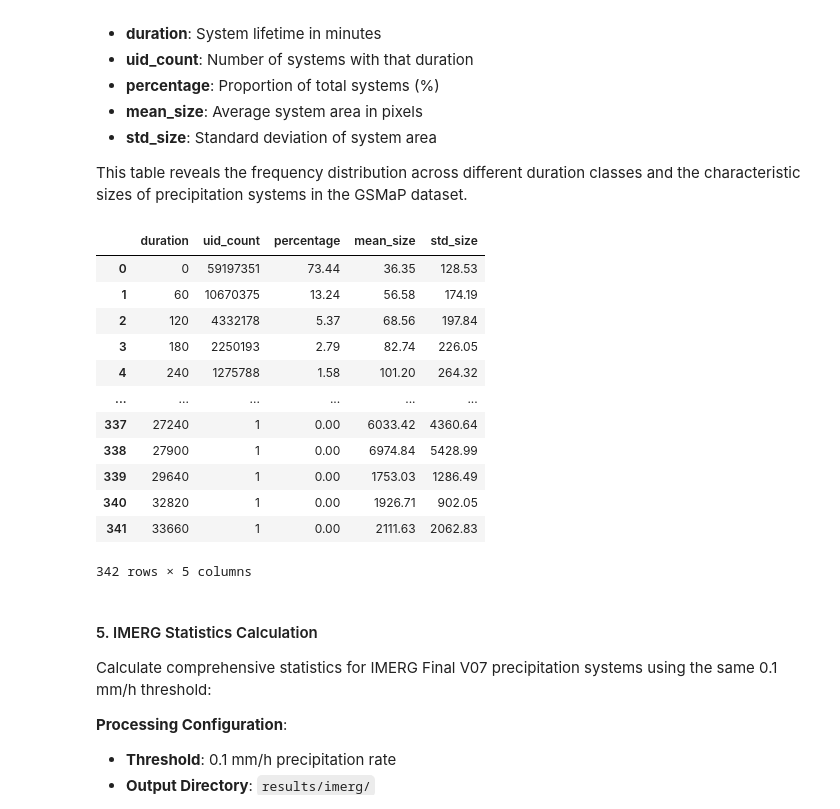
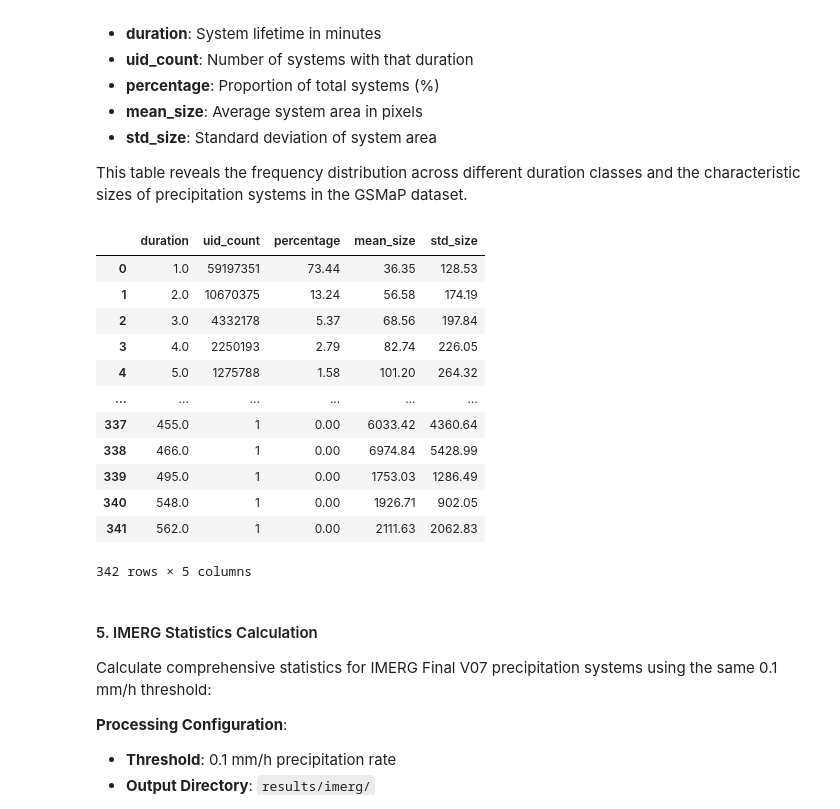
Before and after one commit to SInApSE-INPE/helvecio-thesis-notebooks, a Jupyter notebook: 5.2_Filtering_Events.ipynb, the cells around one changed output. Cells and saved outputs as stored; diff of their text form; code cells hidden in the pictures.

```diff
--- a/5.2_Filtering_Events.ipynb
+++ b/5.2_Filtering_Events.ipynb
@@ -147,20 +149,22 @@ The resulting DataFrame contains:
 
 This table reveals the frequency distribution across different duration classes and the characteristic sizes of precipitation systems in the GSMaP dataset.
 # %%
+gsmap_statistics['duration'] = gsmap_statistics['duration'] + 60  # Include the starting hour
+gsmap_statistics['duration'] = gsmap_statistics['duration'] / 60  # Convert duration from minutes to hours
 gsmap_statistics
 # %% [output]
 |  | duration | uid_count | percentage | mean_size | std_size |
-| 0 | 0 | 59197351 | 73.44 | 36.35 | 128.53 |
-| 1 | 60 | 10670375 | 13.24 | 56.58 | 174.19 |
-| 2 | 120 | 4332178 | 5.37 | 68.56 | 197.84 |
-| 3 | 180 | 2250193 | 2.79 | 82.74 | 226.05 |
-| 4 | 240 | 1275788 | 1.58 | 101.20 | 264.32 |
+| 0 | 1.0 | 59197351 | 73.44 | 36.35 | 128.53 |
+| 1 | 2.0 | 10670375 | 13.24 | 56.58 | 174.19 |
+| 2 | 3.0 | 4332178 | 5.37 | 68.56 | 197.84 |
+| 3 | 4.0 | 2250193 | 2.79 | 82.74 | 226.05 |
+| 4 | 5.0 | 1275788 | 1.58 | 101.20 | 264.32 |
 | ... | ... | ... | ... | ... | ... |
-| 337 | 27240 | 1 | 0.00 | 6033.42 | 4360.64 |
-| 338 | 27900 | 1 | 0.00 | 6974.84 | 5428.99 |
-| 339 | 29640 | 1 | 0.00 | 1753.03 | 1286.49 |
-| 340 | 32820 | 1 | 0.00 | 1926.71 | 902.05 |
-| 341 | 33660 | 1 | 0.00 | 2111.63 | 2062.83 |
+| 337 | 455.0 | 1 | 0.00 | 6033.42 | 4360.64 |
+| 338 | 466.0 | 1 | 0.00 | 6974.84 | 5428.99 |
+| 339 | 495.0 | 1 | 0.00 | 1753.03 | 1286.49 |
+| 340 | 548.0 | 1 | 0.00 | 1926.71 | 902.05 |
+| 341 | 562.0 | 1 | 0.00 | 2111.63 | 2062.83 |
 342 rows × 5 columns
 # %% [markdown]
 <a id='imerg'></a>
```
Also changed, not shown: parts of 4 cells of this notebook, 3 other files.
